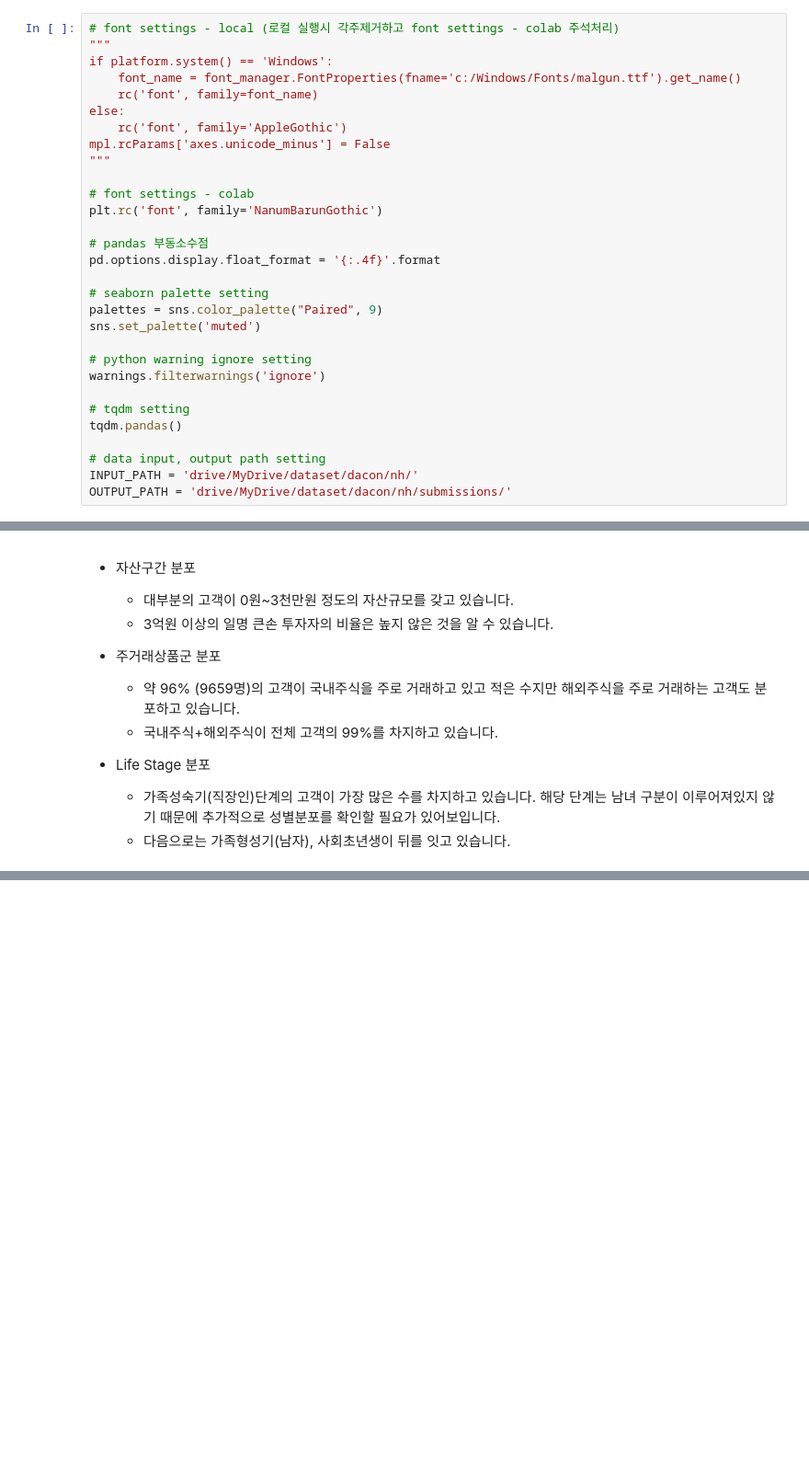
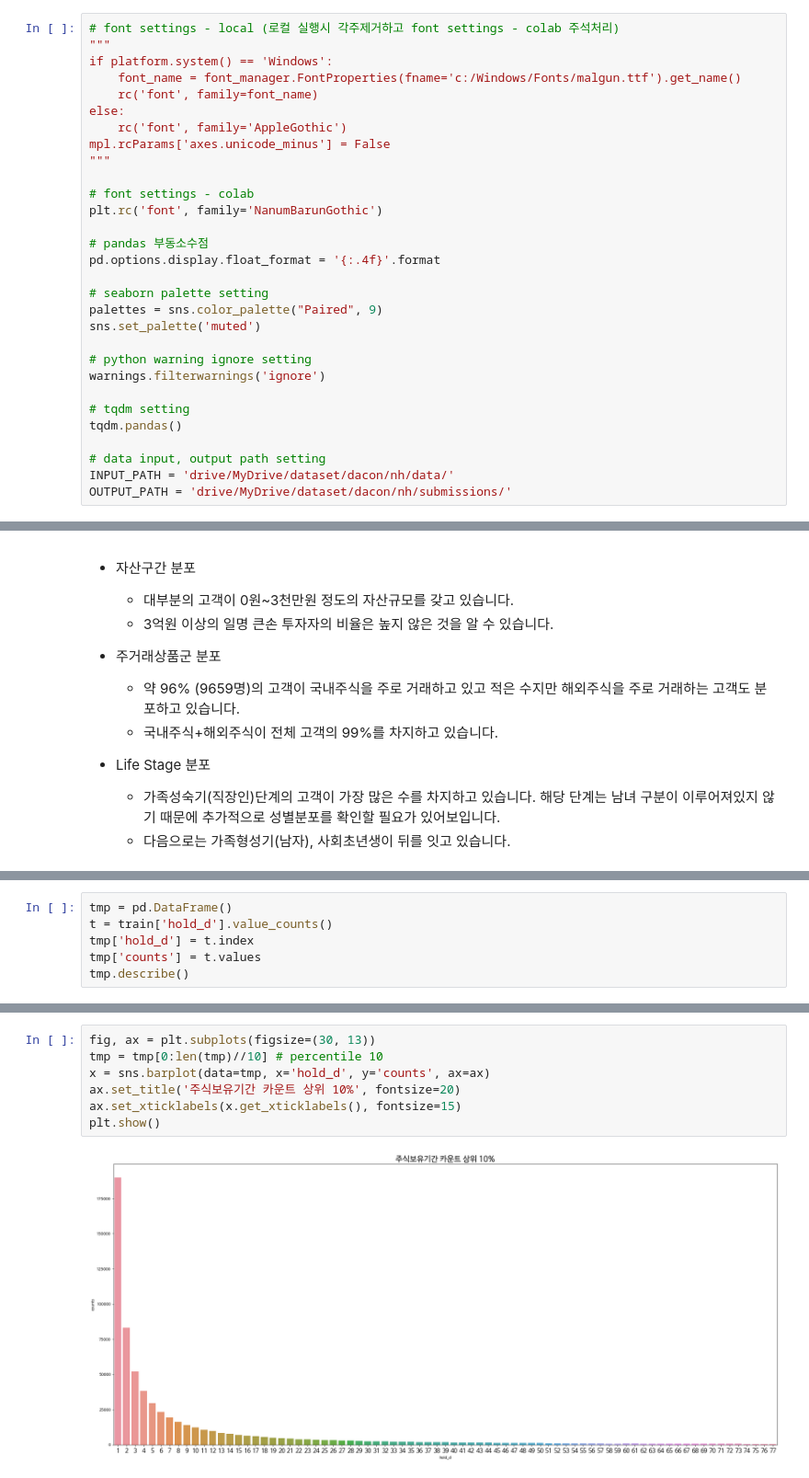
Before and after one commit to ElectionInfo/NH, a Jupyter notebook: 주식_보유기간_예측_EDA.ipynb, the cells around one changed output, grey strips where cells are left out. Shown at 92% size. Drawn from its saved outputs; the diff is of its cells as text; blank space fills up the shorter version.

```diff
--- a/주식_보유기간_예측_EDA.ipynb
+++ b/주식_보유기간_예측_EDA.ipynb
@@ -139,7 +143,7 @@ warnings.filterwarnings('ignore')
 tqdm.pandas()
 
 # data input, output path setting
-INPUT_PATH = 'drive/MyDrive/dataset/dacon/nh/'
+INPUT_PATH = 'drive/MyDrive/dataset/dacon/nh/data/'
 OUTPUT_PATH = 'drive/MyDrive/dataset/dacon/nh/submissions/'
 # %%
 os.listdir(INPUT_PATH)
@@ -353,0 +453,6 @@ np.isnan(customers['tco_cus_grd_cd']).sum()
+# %%
+tmp = pd.DataFrame()
+t = train['hold_d'].value_counts()
+tmp['hold_d'] = t.index
+tmp['counts'] = t.values
+tmp.describe()
@@ -353,0 +469,9 @@ np.isnan(customers['tco_cus_grd_cd']).sum()
+# %%
+fig, ax = plt.subplots(figsize=(30, 13))
+tmp = tmp[0:len(tmp)//10] # percentile 10
+x = sns.barplot(data=tmp, x='hold_d', y='counts', ax=ax)
+ax.set_title('주식보유기간 카운트 상위 10%', fontsize=20)
+ax.set_xticklabels(x.get_xticklabels(), fontsize=15)
+plt.show()
+# %% [output]
+[figure, added]
```
Also changed, not shown: parts of 35 cells of this notebook.
